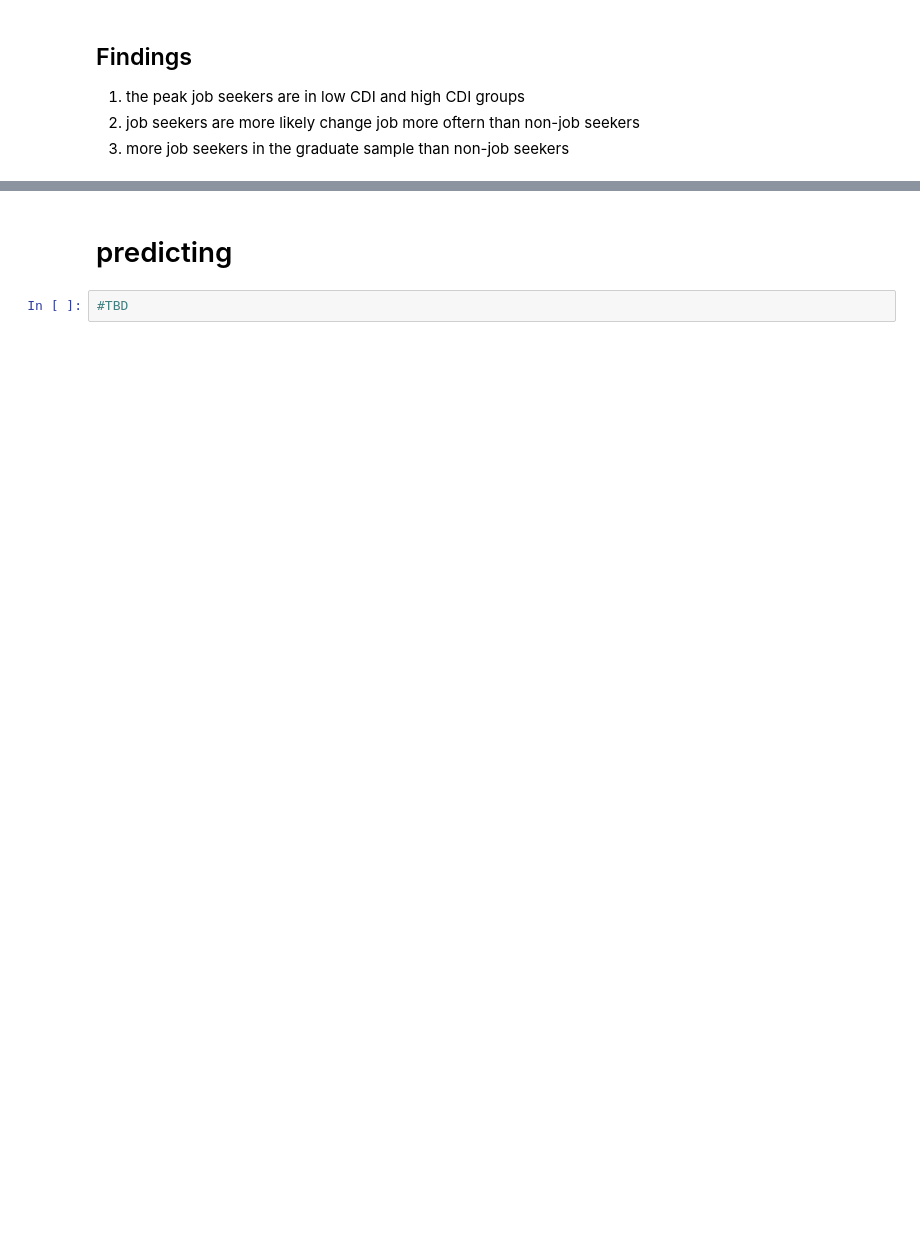
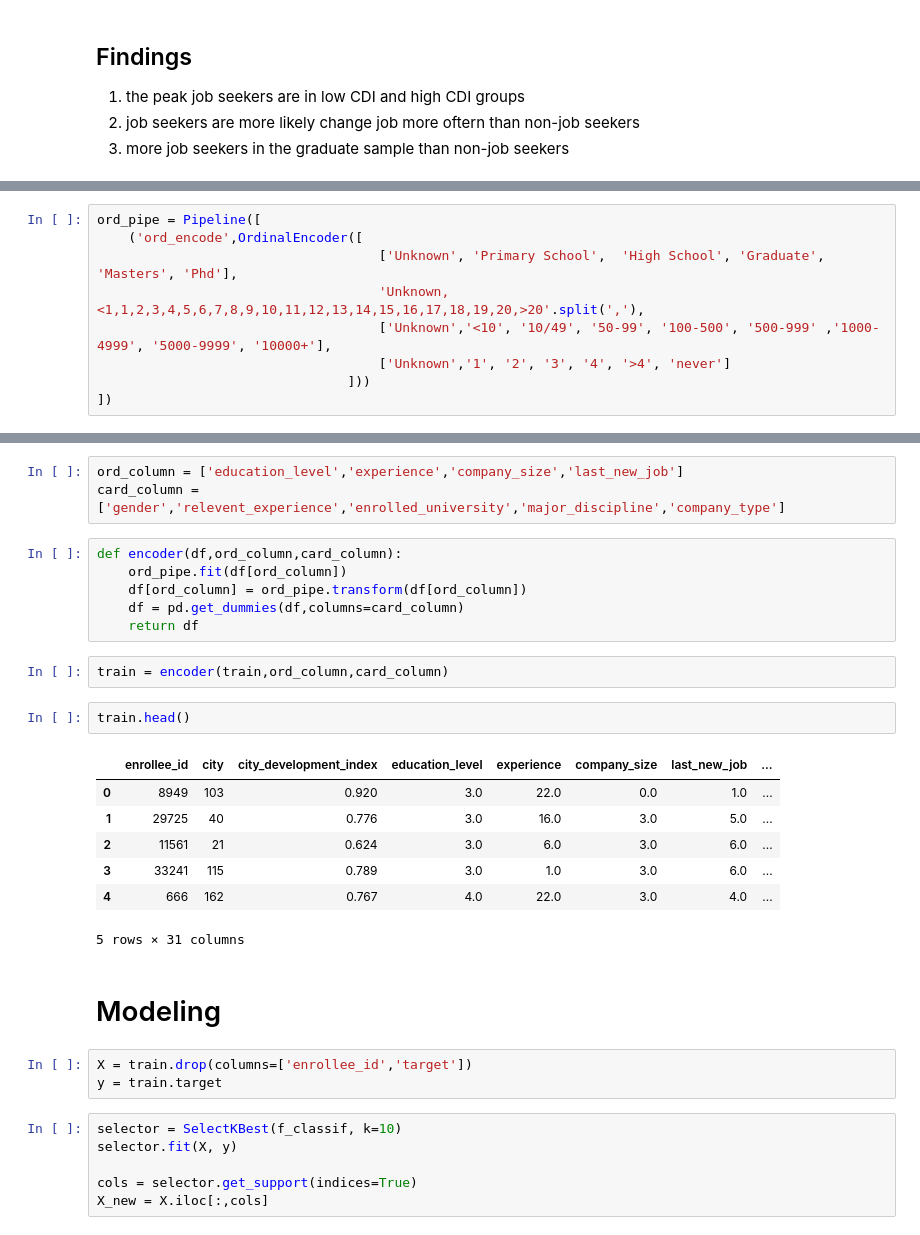
Before and after one commit to carina-chen/HR-Analytics, a Jupyter notebook: HR_data_viz_and_prediction.ipynb, the cells around one changed output, grey strips where cells are left out. Drawn from its saved outputs; the diff is of its cells as text; blank space fills up the shorter version.

```diff
--- a/HR_data_viz_and_prediction.ipynb
+++ b/HR_data_viz_and_prediction.ipynb
@@ -459,0 +465,9 @@ ax.legend(legend_labels, ["Non-Job Seeker", "Job Seeker"], ncol=1, bbox_to_ancho
+# %%
+ord_pipe = Pipeline([
+    ('ord_encode',OrdinalEncoder([
+                                    ['Unknown', 'Primary School',  'High School', 'Graduate', 'Masters', 'Phd'],
+                                    'Unknown,<1,1,2,3,4,5,6,7,8,9,10,11,12,13,14,15,16,17,18,19,20,>20'.split(','),
+                                    ['Unknown','<10', '10/49', '50-99', '100-500', '500-999' ,'1000-4999', '5000-9999', '10000+'],
+                                    ['Unknown','1', '2', '3', '4', '>4', 'never']
+                                ]))
+])
@@ -460,4 +494,32 @@ ax.legend(legend_labels, ["Non-Job Seeker", "Job Seeker"], ncol=1, bbox_to_ancho
+# %%
+ord_column = ['education_level','experience','company_size','last_new_job']
+card_column = ['gender','relevent_experience','enrolled_university','major_discipline','company_type']
+# %%
+def encoder(df,ord_column,card_column):
+    ord_pipe.fit(df[ord_column])
+    df[ord_column] = ord_pipe.transform(df[ord_column])
+    df = pd.get_dummies(df,columns=card_column)
+    return df
+# %%
+train = encoder(train,ord_column,card_column)
+# %%
+train.head()
+# %% [output]
+|  | enrollee_id | city | city_development_index | education_level | experience | company_size | last_new_job | ... |
+| 0 | 8949 | 103 | 0.920 | 3.0 | 22.0 | 0.0 | 1.0 | ... |
+| 1 | 29725 | 40 | 0.776 | 3.0 | 16.0 | 3.0 | 5.0 | ... |
+| 2 | 11561 | 21 | 0.624 | 3.0 | 6.0 | 3.0 | 6.0 | ... |
+| 3 | 33241 | 115 | 0.789 | 3.0 | 1.0 | 3.0 | 6.0 | ... |
+| 4 | 666 | 162 | 0.767 | 4.0 | 22.0 | 3.0 | 4.0 | ... |
+5 rows × 31 columns
 # %% [markdown]
-# predicting
+# Modeling
-# %%
-#TBD
+# %%
+X = train.drop(columns=['enrollee_id','target'])
+y = train.target
+# %%
+selector = SelectKBest(f_classif, k=10)
+selector.fit(X, y)
+
+cols = selector.get_support(indices=True)
+X_new = X.iloc[:,cols]
```
Also changed, not shown: parts of 36 cells of this notebook.
